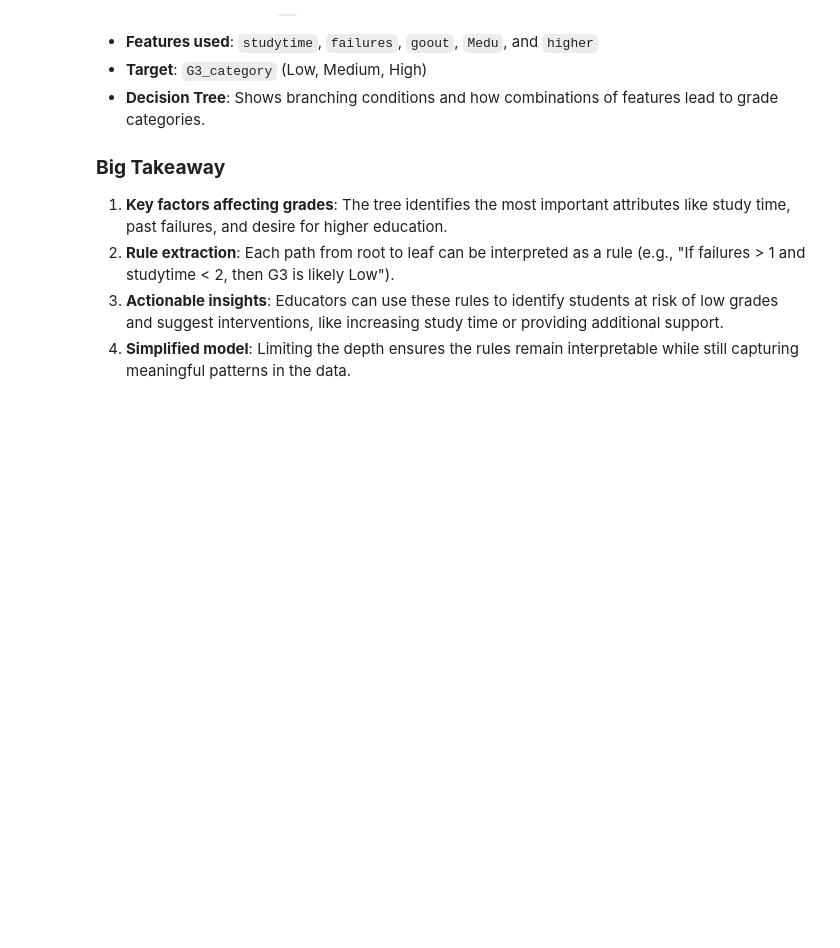
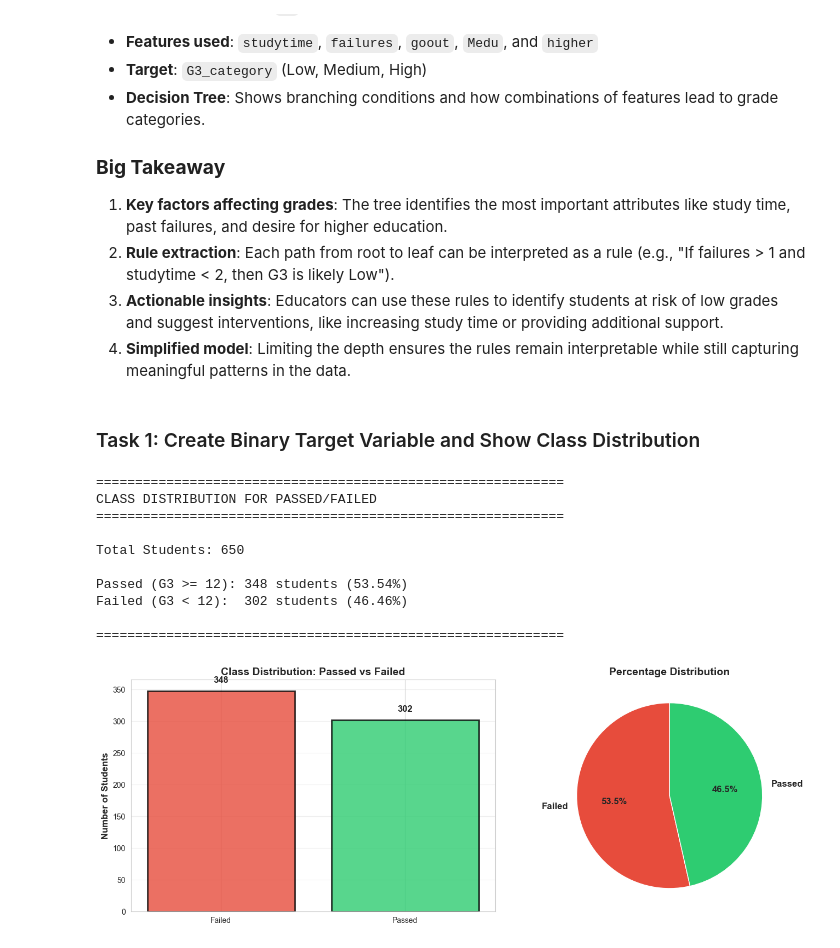
Before and after one commit to orchlonn/CS-456, a Jupyter notebook: Labs/Lab-5/Lab5.ipynb, the cells around one changed output. Saved outputs shown, nothing was run; the diff lists cells and outputs as text; code cells hidden in the pictures; blank space fills up the shorter version.

```diff
--- a/Labs/Lab-5/Lab5.ipynb
+++ b/Labs/Lab-5/Lab5.ipynb
@@ -473,3 +473,64 @@ The purpose of this figure is to **extract interpretable rules from the student
 2. **Rule extraction**: Each path from root to leaf can be interpreted as a rule (e.g., "If failures > 1 and studytime < 2, then G3 is likely Low").
 3. **Actionable insights**: Educators can use these rules to identify students at risk of low grades and suggest interventions, like increasing study time or providing additional support.
 4. **Simplified model**: Limiting the depth ensures the rules remain interpretable while still capturing meaningful patterns in the data.
+# %% [markdown]
+### Task 1: Create Binary Target Variable and Show Class Distribution
+# %%
+# Import necessary libraries
+from sklearn.naive_bayes import GaussianNB, MultinomialNB
+from sklearn.model_selection import train_test_split
+from sklearn.metrics import confusion_matrix, classification_report, accuracy_score
+from sklearn.preprocessing import LabelEncoder
+import matplotlib.pyplot as plt
+import seaborn as sns
+import numpy as np
+
+# Work with student_por_df
+df_por = student_por_df.copy()
+
+# Create binary target variable: passed = 1 if G3 >= 12, 0 otherwise
+df_por['passed'] = (df_por['G3'] >= 12).astype(int)
+
+# Calculate class distribution
+class_counts = df_por['passed'].value_counts()
+class_percentages = df_por['passed'].value_counts(normalize=True) * 100
+
+print("=" * 60)
+print("CLASS DISTRIBUTION FOR PASSED/FAILED")
+print("=" * 60)
+print(f"\nTotal Students: {len(df_por)}")
+print(f"\nPassed (G3 >= 12): {class_counts[1]} students ({class_percentages[1]:.2f}%)")
+print(f"Failed (G3 < 12):  {class_counts[0]} students ({class_percentages[0]:.2f}%)")
+print("\n" + "=" * 60)
+
+# Visualize class distribution
+fig, axes = plt.subplots(1, 2, figsize=(14, 5))
+
+# Bar plot
+axes[0].bar(['Failed', 'Passed'], class_counts.values, color=['#e74c3c', '#2ecc71'], alpha=0.8, edgecolor='black', linewidth=2)
+axes[0].set_ylabel('Number of Students', fontsize=12, fontweight='bold')
+axes[0].set_title('Class Distribution: Passed vs Failed', fontsize=14, fontweight='bold')
+axes[0].grid(axis='y', alpha=0.3)
+for i, v in enumerate(class_counts.values):
+    axes[0].text(i, v + 10, str(v), ha='center', va='bottom', fontsize=12, fontweight='bold')
+
+# Pie chart
+colors = ['#e74c3c', '#2ecc71']
+axes[1].pie(class_counts.values, labels=['Failed', 'Passed'], autopct='%1.1f%%',
+           colors=colors, startangle=90, textprops={'fontsize': 12, 'fontweight': 'bold'})
+axes[1].set_title('Percentage Distribution', fontsize=14, fontweight='bold')
+
+plt.tight_layout()
+plt.show()
+# %% [output]
+============================================================
+CLASS DISTRIBUTION FOR PASSED/FAILED
+============================================================
+
+Total Students: 650
+
+Passed (G3 >= 12): 348 students (53.54%)
+Failed (G3 < 12):  302 students (46.46%)
+
+============================================================
+[figure, added]
```
Also changed, not shown: parts of 20 cells of this notebook.
